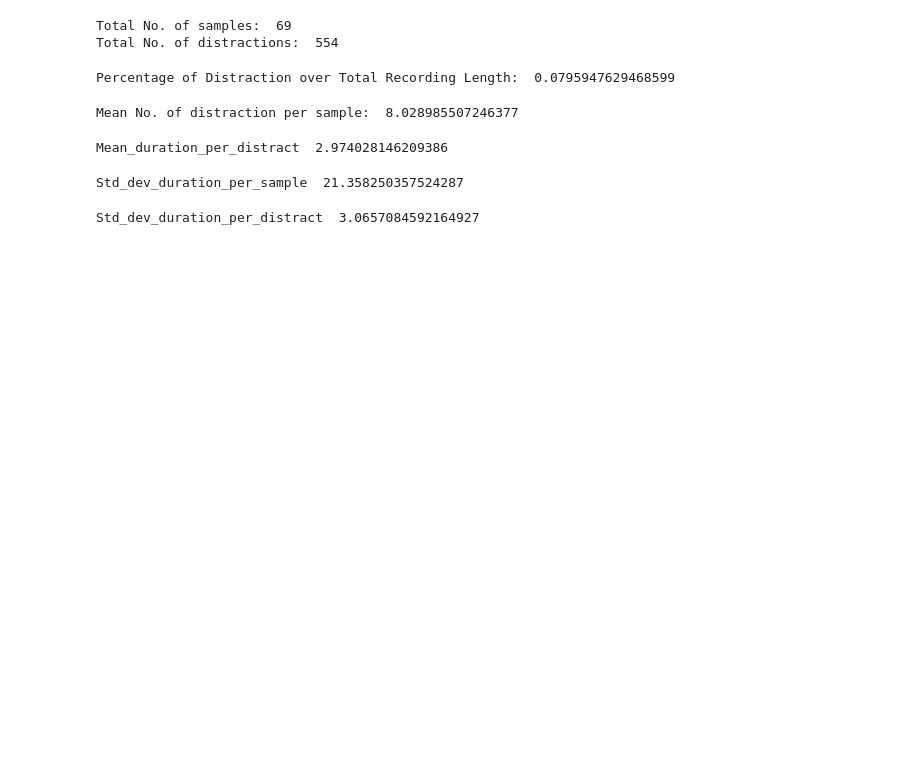
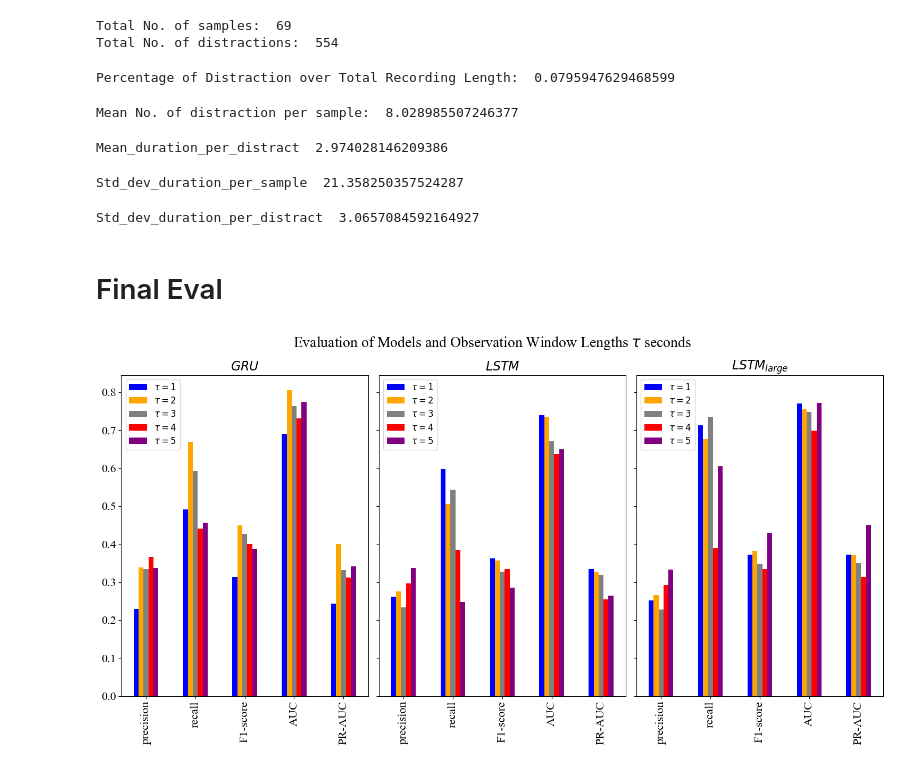
Before and after one commit to zdai257/WALI-HRI, a Jupyter notebook: src/analytics.ipynb, the cells around one changed output. Saved outputs shown, nothing was run; the diff lists cells and outputs as text; code cells hidden in the pictures; blank space fills up the shorter version.

Commit message:
Done eval models, and plots

```diff
--- a/src/analytics.ipynb
+++ b/src/analytics.ipynb
@@ -3,6 +3,8 @@ import os
 import numpy as np
 import pandas as pd
 import matplotlib.pyplot as plt
+
+plt.rcParams["font.family"] = "Times New Roman"
 # %% [markdown]
 ## Attendance
 # %%
@@ -442,3 +444,5 @@ Std_dev_duration_per_sample  21.358250357524287
 print("Std_dev_duration_per_distract ", np.std(Lst_all_distract))
 # %% [output]
 Std_dev_duration_per_distract  3.0657084592164927
+# %% [markdown]
+# Final Eval
@@ -444,0 +473,32 @@ Std_dev_duration_per_distract  3.0657084592164927
+# %%
+# Get unique 1st-level column names
+first_level_columns = df_results.columns.get_level_values(0).unique()
+
+# Define custom colors for each bar
+custom_colors = {r'$\tau=1$': 'blue', r'$\tau=2$': 'orange', r'$\tau=3$': 'grey', r'$\tau=4$': 'red', r'$\tau=5$': 'purple'}
+
+
+# Create subplots based on 1st-level column names
+fig, axes = plt.subplots(nrows=1, ncols=len(first_level_columns), figsize=(15, 8), sharey=True)
+
+# Iterate through 1st-level columns and plot nested 2nd-level columns in subplots
+for i, col in enumerate(first_level_columns):
+    df_subset = df_results[col]
+
+    df_subset.plot(kind='bar', ax=axes[i], title=f'{col}', legend=True, fontsize=16,
+                   color=[custom_colors[level] for level in df_subset.columns])
+    # Customize legend position
+    axes[i].legend(loc='upper left', fontsize=12)
+    # Customize title fontsize
+    axes[i].title.set_fontsize(17)
+
+
+plt.suptitle(r'Evaluation of Models and Observation Window Lengths $\tau$ seconds', fontsize=20)
+
+#plt.ylabel('Values')
+plt.tight_layout()
+
+plt.savefig(os.path.join('../imgs', 'DNN_benchmark.pdf'), bbox_inches='tight')
+plt.show()
+# %% [output]
+[figure, added]
```
Also changed, not shown: parts of 1 cell of this notebook, 3 other files.
